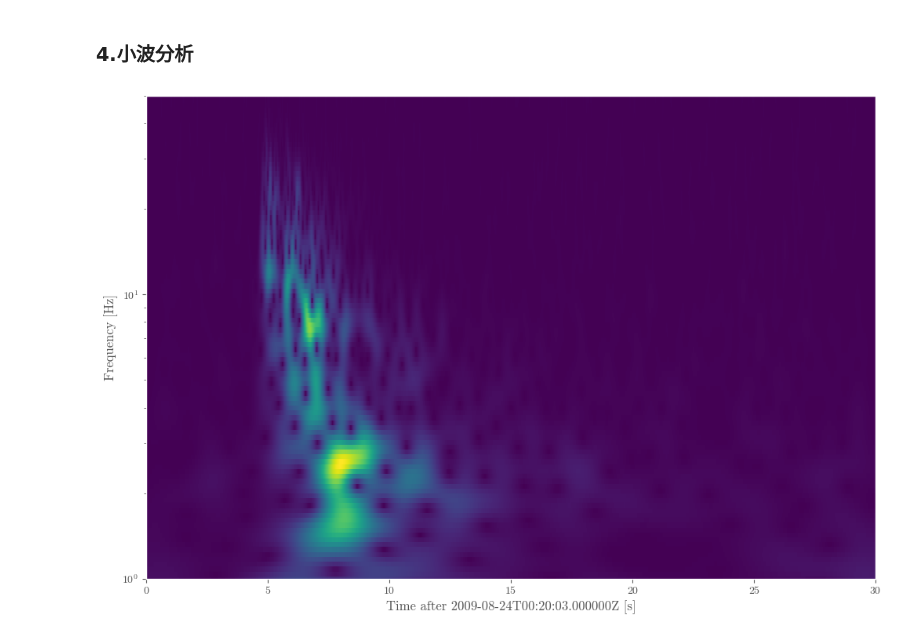
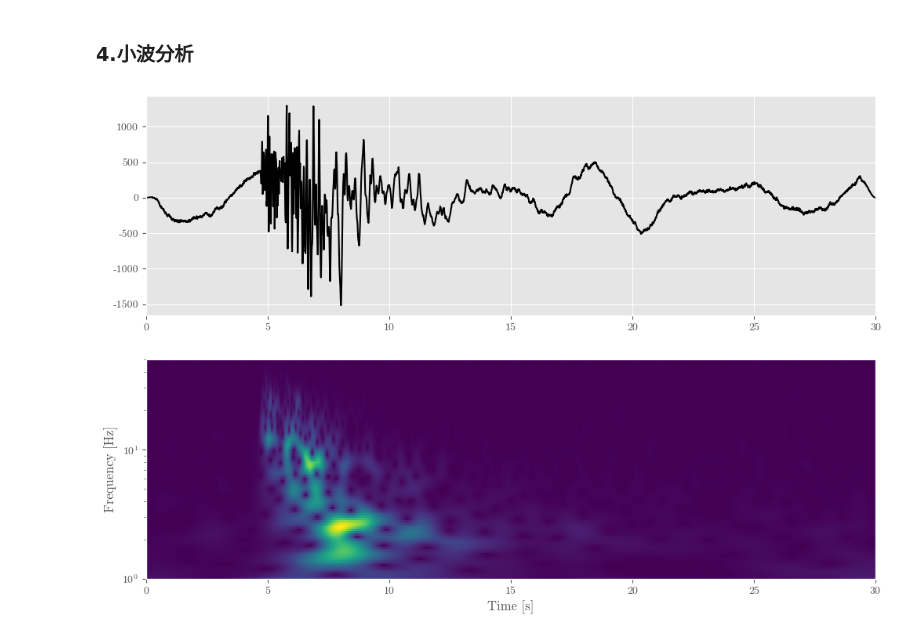
Before and after one commit to sssfeather/exerc, a Jupyter notebook: ipynb/ex_07_waveform_transform.ipynb, the cells around one changed output. Saved outputs shown, nothing was run; the diff lists cells and outputs as text; code cells hidden in the pictures.

```diff
--- a/ipynb/ex_07_waveform_transform.ipynb
+++ b/ipynb/ex_07_waveform_transform.ipynb
@@ -154,26 +154,25 @@ plt.show()
 # %%
 st = obspy.read("../data/detrend_test_stream.mseed")
 tr = st[0]
 npts = tr.stats.npts
 dt = tr.stats.delta
 t = np.linspace(0, dt * npts, npts)
 f_min = 1
 f_max = 50
 
 scalogram = cwt(tr.data, dt, 8, f_min, f_max)
 
-fig = plt.figure()
-ax = fig.add_subplot(111)
+fig, ax = plt.subplots(2, 1, figsize=(12, 8))
+ax[0].plot(t, tr.data, 'k')
+ax[0].set_xlim(0, 30)
 
-x, y = np.meshgrid(
-    t,
-    np.logspace(np.log10(f_min), np.log10(f_max), scalogram.shape[0]))
+x, y = np.meshgrid(t, np.logspace(np.log10(f_min), np.log10(f_max), scalogram.shape[0]))
+ax[1].pcolormesh(x, y, np.abs(scalogram), cmap=obspy_sequential)
+ax[1].set_xlabel("Time [s]")
+ax[1].set_ylabel("Frequency [Hz]")
+ax[1].set_yscale('log')
+ax[1].set_ylim(f_min, f_max)
 
-ax.pcolormesh(x, y, np.abs(scalogram), cmap=obspy_sequential)
-ax.set_xlabel("Time after %s [s]" % tr.stats.starttime)
-ax.set_ylabel("Frequency [Hz]")
-ax.set_yscale('log')
-ax.set_ylim(f_min, f_max)
 plt.show()
 # %% [output]
-[figure, old version]
+[figure, new version]
```
Also changed, not shown: parts of 1 cell of this notebook, 16 other files.
